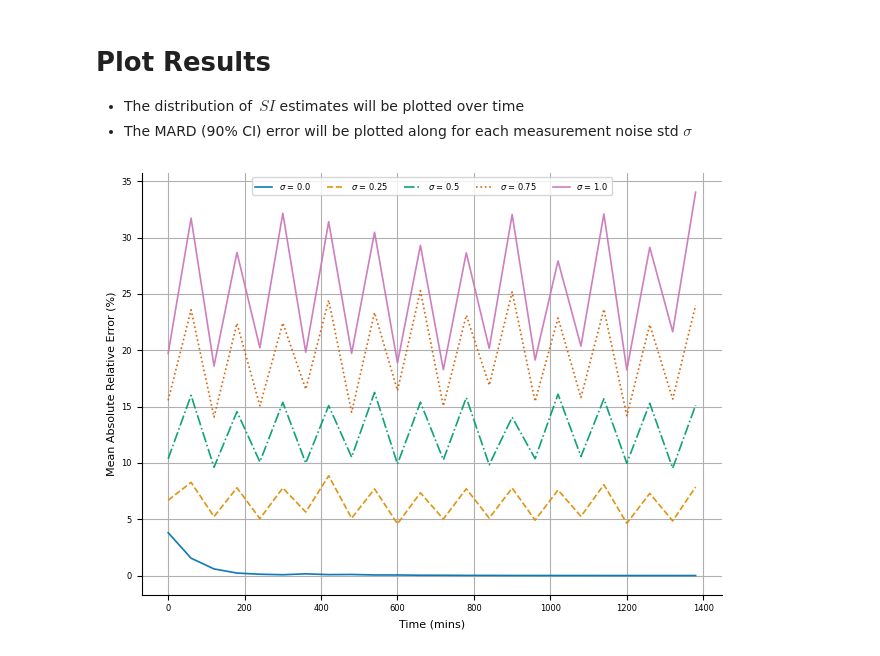
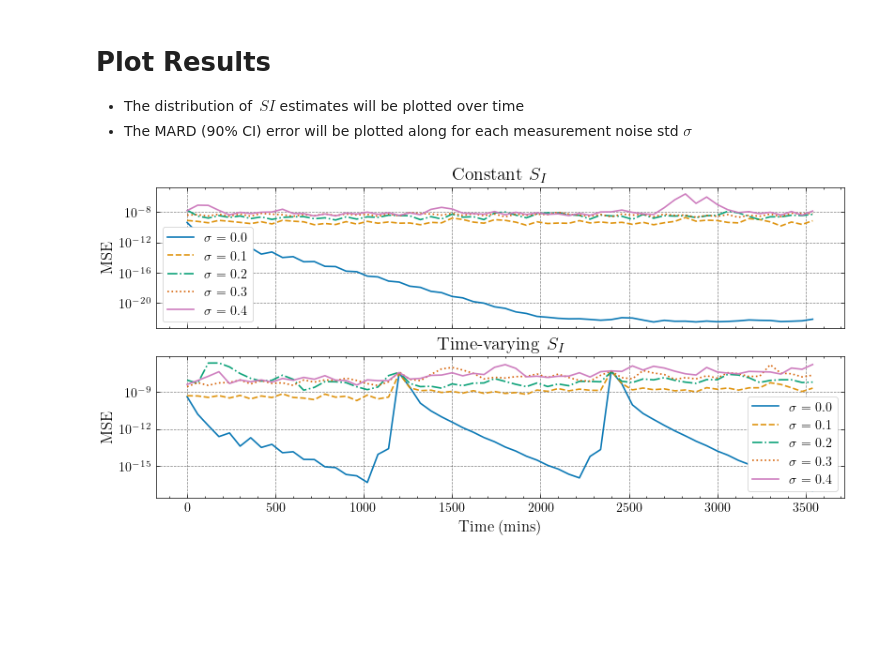
Before and after one commit to mlmulv/Thesis-Code, a Jupyter notebook: notebooks/02_Integral_Estimation.ipynb, the cells around one changed output. Drawn from its saved outputs; the diff is of its cells as text; code cells hidden in the pictures; blank space fills up the shorter version.

Commit message:
Fixed figures

```diff
--- a/notebooks/02_Integral_Estimation.ipynb
+++ b/notebooks/02_Integral_Estimation.ipynb
@@ -33,9 +15,11 @@ rcParams["axes.spines.right"] = False
 The goal of this file is to demonstrate the limitations of the integral parameter estimation used to calculate insulin sensitivity $S_I$
 # %%
 try:
-    SI_ests_02 = np.load("../scripts/variables/SI_ests_02.npy")
-    SI_est_error_02 = np.load("../scripts/variables/SI_est_error_02.npy")
-    meas_noise_std_02 = np.load("../scripts/variables/meas_noise_std_02.npy")
+    SI_ests_02 = np.load("../scripts/saved_variables/module2//SI_ests_02.npy")
+    SI_ests_vary_02 = np.load("../scripts/saved_variables/module2//SI_ests_vary_02.npy")
+    SI_est_error_02 = np.load("../scripts/saved_variables/module2//SI_est_error_02.npy")
+    SI_est_error_vary_02 = np.load("../scripts/saved_variables/module2//SI_est_error_vary_02.npy")
+    meas_noise_std_02 = np.load("../scripts/saved_variables/module2//meas_noise_std_02.npy")
     print("Loaded variables")
 except Exception:
     print("Run 02_Integral_Estimation.py")
@@ -55,31 +39,51 @@ CI = cfg[curr_module]["CI"]
 # %%
 mean_err = np.mean(SI_est_error_02, axis=1)
 mean_SI = np.mean(SI_ests_02, axis=1)
-ci_low = np.percentile(SI_est_error_02, low_perc, axis=1)
-ci_high = np.percentile(SI_est_error_02, high_perc, axis=1)
-time = 60 * np.arange(mean_err.shape[1])
+mean_err_vary = np.mean(SI_est_error_vary_02, axis=1)
+mean_SI_vary = np.mean(SI_ests_vary_02, axis=1)
+# ci_low = np.percentile(SI_est_error_02, low_perc, axis=1)
+# ci_high = np.percentile(SI_est_error_02, high_perc, axis=1)
+time = 60 * np.arange(SI_ests_02.shape[2])
 # %%
 num_plots = mean_err.shape[0]
 palette = sns.color_palette("colorblind", num_plots)
 
-fig, ax = plt.subplots()
+fig, ax = plt.subplots(2,1,figsize=(8,4), sharex=True)
 for i in range(num_plots):
-    ax.plot(
+    ax[0].plot(
         time,
         mean_err[i, :],
         color=palette[i],
         linewidth=1.2,
         alpha=0.95,
         linestyle=["-", "--", "-.", ":"][i % 4],
-        label=f"$\\sigma$ = {meas_noise_std_02[i]}",
+        label=f"$\\sigma$ = {np.round(meas_noise_std_02[i],1)}",
     )
-    # ax.fill_between(time, ci_low[i, :], ci_high[i, :], color=palette[i], alpha=0.18, label=f"{CI}% CI")
+    # ax[0].fill_between(time, ci_low[i, :], ci_high[i, :], color=palette[i], alpha=0.18, label=f"{CI}% CI")
 
-ax.legend(loc="upper center", ncols=5)
-ax.set_xlabel("Time (mins)")
-ax.set_ylabel("Mean Absolute Relative Error (%)")
-ax.grid()
-fig.tight_layout()
-# fig.savefig("5_2.svg", format="svg")
+ax[0].legend()
+ax[0].set_ylabel("MSE")
+ax[0].set_yscale('log')
+ax[0].set_title(r'Constant $S_I$')
+
+for i in range(num_plots):
+    ax[1].plot(
+        time,
+        mean_err_vary[i, :],
+        color=palette[i],
+        linewidth=1.2,
+        alpha=0.95,
+        linestyle=["-", "--", "-.", ":"][i % 4],
+        label=f"$\\sigma$ = {np.round(meas_noise_std_02[i]**2,1)}",
+    )
+    # ax[1].fill_between(time, ci_low[i, :], ci_high[i, :], color=palette[i], alpha=0.18, label=f"{CI}% CI")
+
+ax[1].legend()
+ax[1].set_xlabel("Time (mins)")
+ax[1].set_ylabel("MSE")
+ax[1].set_yscale('log')
+ax[1].set_title(r'Time-varying $S_I$')
+
+fig.savefig("figures/5_11.pdf", format="pdf")
 # %% [output]
-[figure, old version]
+[figure, new version]
```
Also changed, not shown: parts of 2 cells of this notebook, 5 other files.
